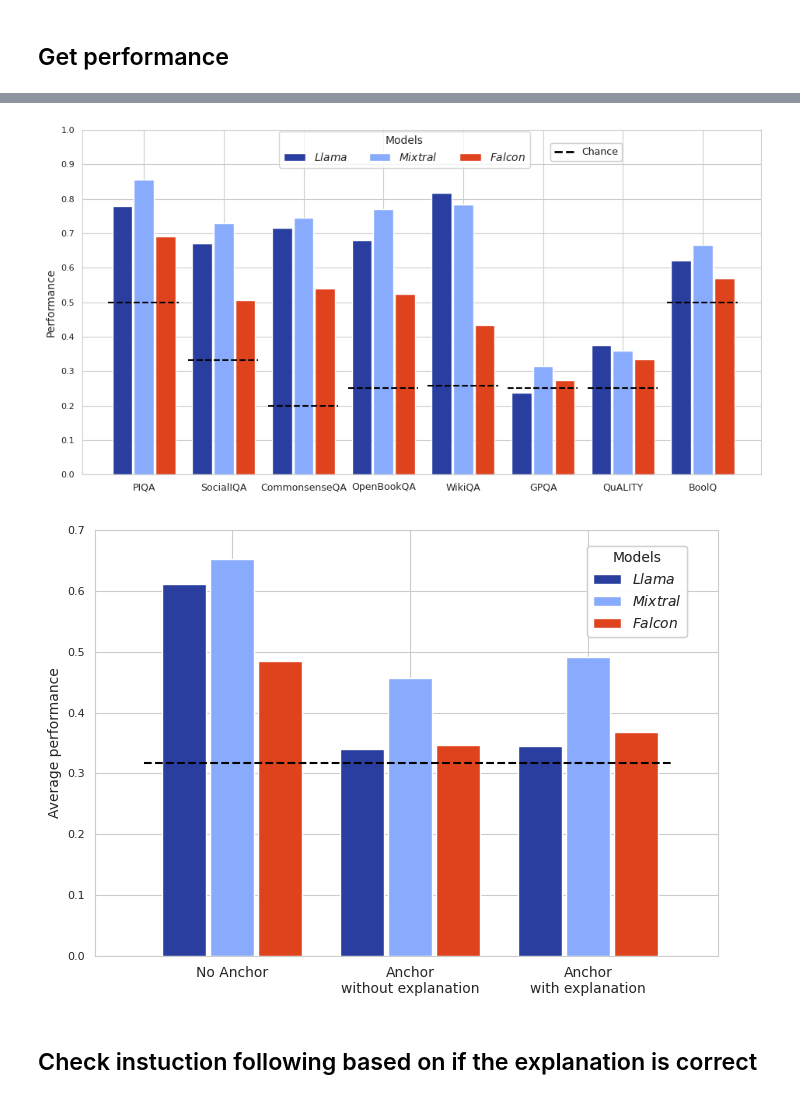
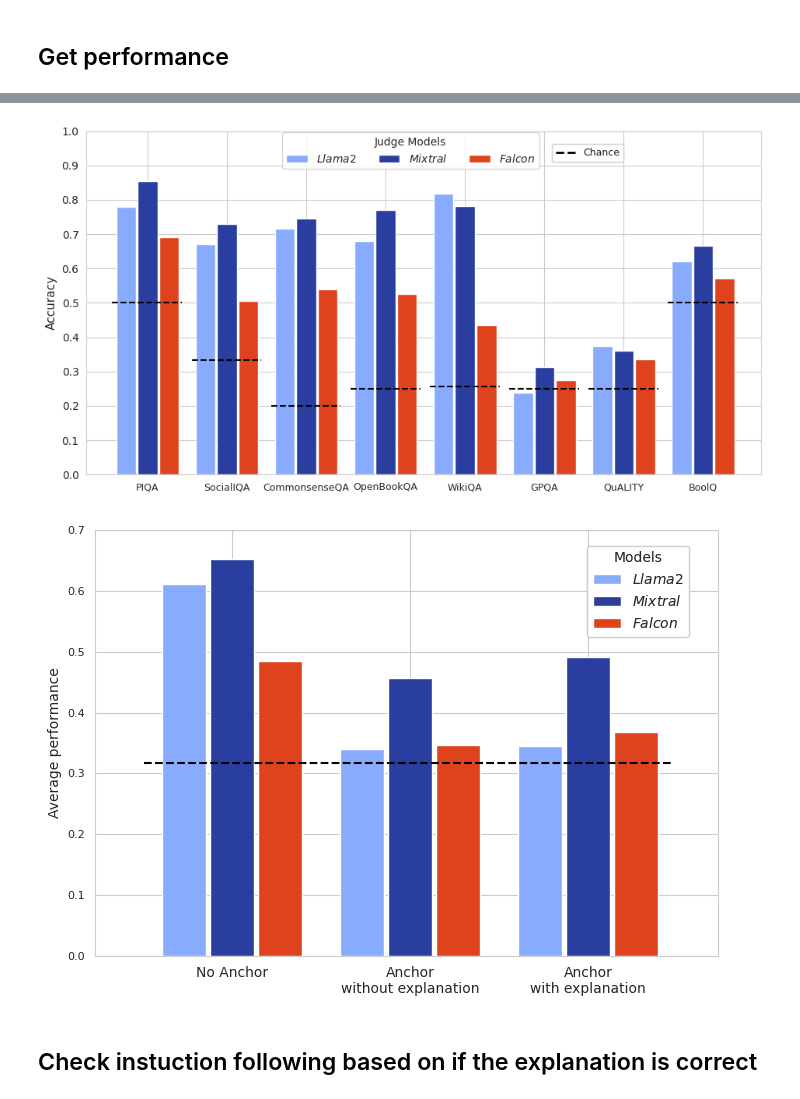
Before and after one commit to sanagno/scalable_oversight, a Jupyter notebook: notebooks/plot_predictions.ipynb, the cells around one changed output, grey strips where cells are left out. Cells and saved outputs as stored; diff of their text form; code cells hidden in the pictures.

```diff
--- a/notebooks/plot_predictions.ipynb
+++ b/notebooks/plot_predictions.ipynb
@@ -22,6 +22,7 @@ from src.plotting_utils import (
     MODEL_NAMES,
     GREG_PALLETTE,
 )
+from src.definitions import POSSIBLE_ADVOCATES
 from src.utils import load_pickle
 from src.dataset_utils import get_dataset
 from src.definitions import LEVELS
@@ -39,7 +40,7 @@ data_path = "euler_logs/logs_20_03_v1"
 model_advocate = "Llama-2-70b-chat"
 models = ["Llama-2-70b-chat", "Mixtral", "falcon-40b"]
 
-model_colors = ["#293e9f", "#88abfd", "#df431d"]
+model_colors = ["#88abfd", "#293e9f", "#df431d"]
 
 
 datasets = [
@@ -347,37 +327,37 @@ ax.set_xticks(
 )
 ax.set_yticks(
     np.arange(0, 1.1, 0.1),
     ["{:.1f}".format(x) for x in np.arange(0, 1.1, 0.1)],
-    fontsize=8,
+    fontsize=10,
 )
-ax.set_ylabel("Performance")
+ax.set_ylabel("Accuracy", fontsize=11)
 
 legend_lines = [mpatches.Patch(facecolor=color, alpha=1) for color in model_colors]
 legend_names = [MODEL_NAMES[model] for model in models]
 legend = plt.legend(
     legend_lines,
     legend_names,
     loc=(0.29, 0.89),
     ncol=1 + len(models),
     fontsize=10,
-    title="Models",
+    title="Judge Models",
 )
 ax.add_artist(legend)
 
 legend = plt.legend(
     [plt.Line2D([0], [0], color="black", ls="--", alpha=1, lw=2)],
     ["Chance"],
     loc=(0.69, 0.91),
     ncol=1,
     fontsize=9,
 )
 ax.add_artist(legend)
 ax.set_ylim([0, 1])
 plt.tight_layout()
 plt.savefig("figures/base_performance.pdf")
 plt.show()
 # %% [output]
-[figure, old version]
+[figure, new version]
 # %%
 fig = plt.figure(figsize=(7, 5))
 ax = fig.add_subplot(111)
@@ -452,7 +432,7 @@ plt.tight_layout()
 plt.savefig("figures/average_performance.pdf")
 plt.show()
 # %% [output]
-[figure, old version]
+[figure, new version]
 # %%
 advoate_level = "None"
 include_explanation = False
```
Also changed, not shown: parts of 28 cells of this notebook, 8 other files.
